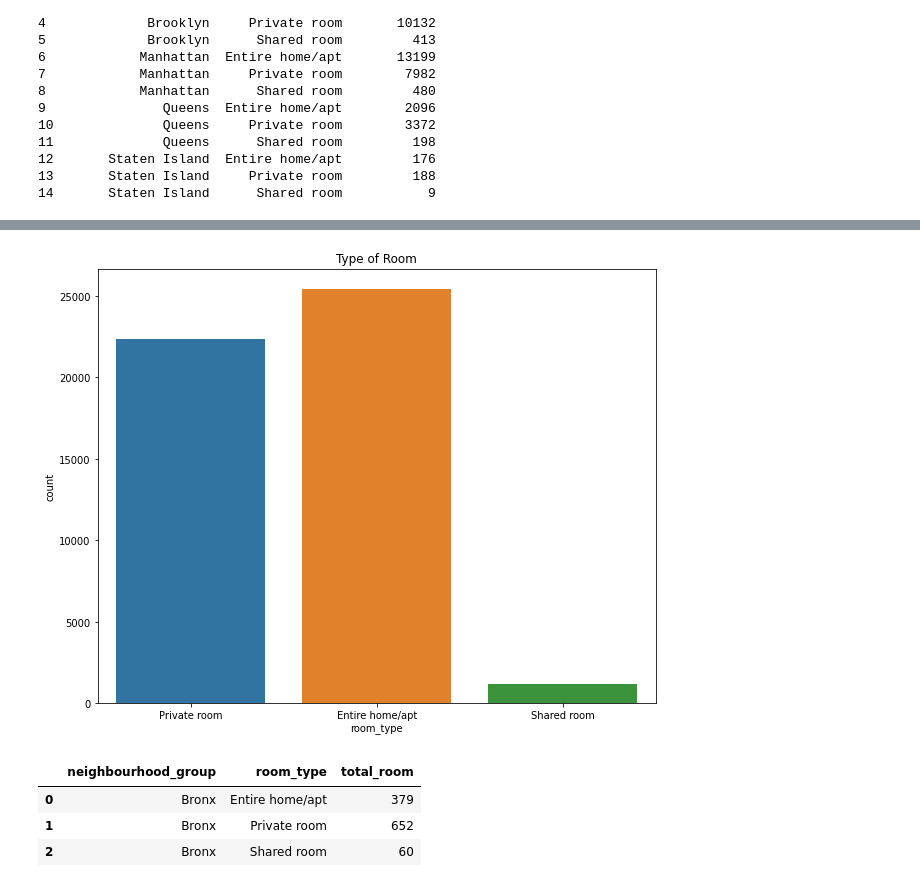
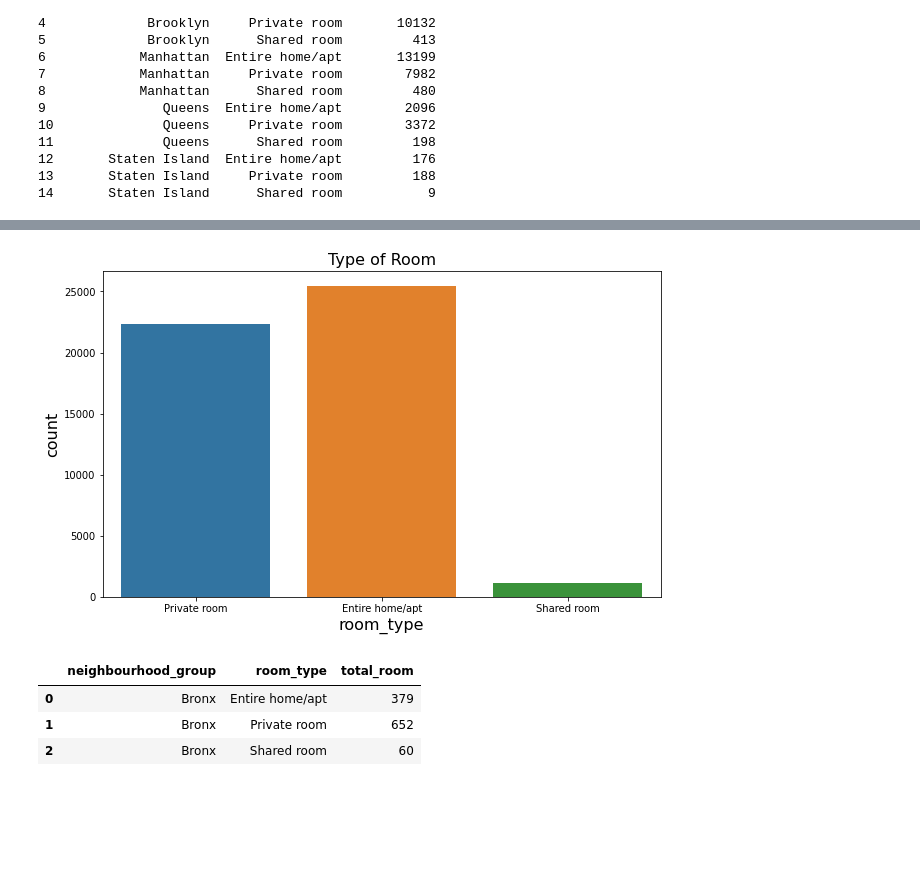
Before and after one commit to Navjotkhatri/Airbnb-Bookings-Analysis, a Jupyter notebook: EDA_Airbnb_Bookings_Analysis_Capstone_Project.ipynb, the cells around one changed output, grey strips where cells are left out. Drawn from its saved outputs; the diff is of its cells as text; code cells hidden in the pictures; blank space fills up the shorter version.

```diff
--- a/EDA_Airbnb_Bookings_Analysis_Capstone_Project.ipynb
+++ b/EDA_Airbnb_Bookings_Analysis_Capstone_Project.ipynb
@@ -190,10 +192,12 @@ plt.show()
 # %%
-plt.figure(figsize=(10,8))
-plt.title("Type of Room")
-sns.countplot(bnb.room_type)
+plt.figure(figsize=(10,6))
+plt.title("Type of Room",fontsize = 16)
+sns.countplot(data=bnb,x='room_type')
+plt.xlabel("room_type",fontsize=16)
+plt.ylabel("count",fontsize=16)
 plt.show()
 # %% [output]
-[figure, old version]
+[figure, new version]
 # %%
 bronx_total=total_room_by_location[:3]
 brooklyn_total=total_room_by_location[3:6]
```
Also changed, not shown: parts of 15 cells of this notebook.
